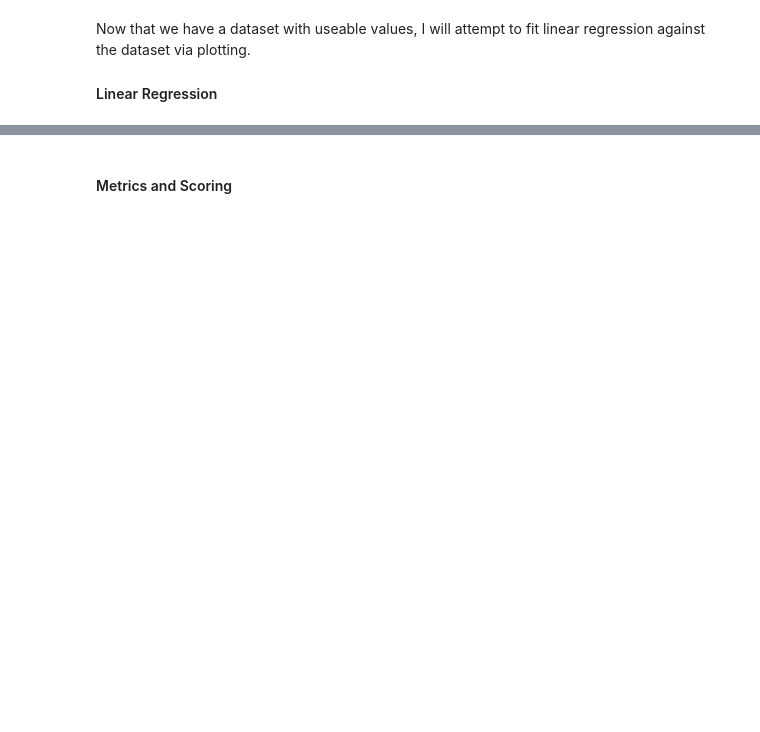
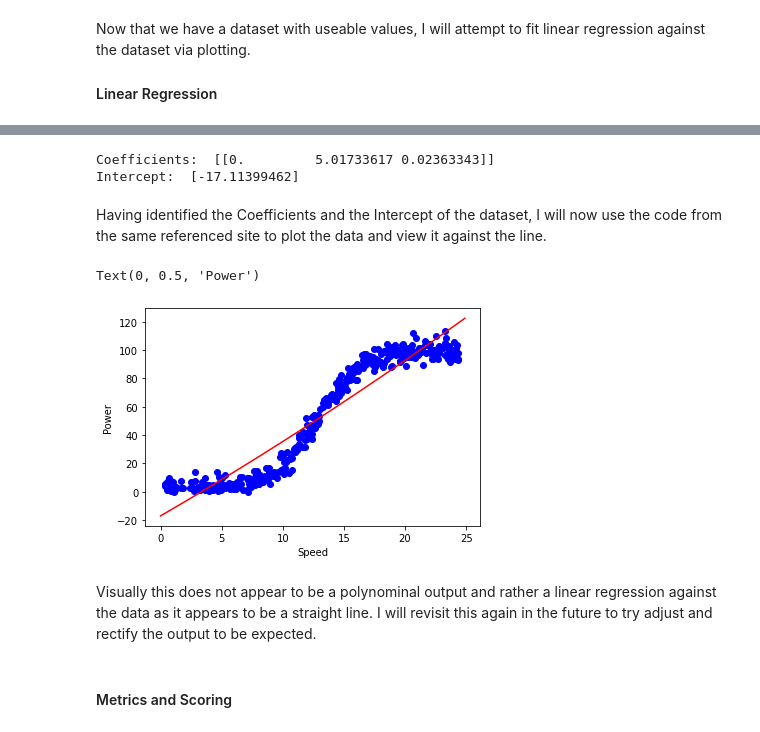
Before and after one commit to vwalsh86/Machine_Learning_Assessment, a Jupyter notebook: Wind Turbine Power.ipynb, the cells around one changed output, grey strips where cells are left out. Drawn from its saved outputs; the diff is of its cells as text; code cells hidden in the pictures; blank space fills up the shorter version.

```diff
--- a/Wind Turbine Power.ipynb
+++ b/Wind Turbine Power.ipynb
@@ -432,0 +464,15 @@ Having plotted the above, I can see that linear regression is not an appropriate
+# %%
+# https://codekarim.com/node/39
+
+# Adapted the code from this link in order to determine Polynominal info for the dataset.
+
+train_x = np.asanyarray(train[['speed']])
+train_y = np.asanyarray(train[['power']])
+
+test_x = np.asanyarray(test[['speed']])
+test_y = np.asanyarray(test[['power']])
+
+
+poly = PolynomialFeatures(degree=2)
+train_x_poly = poly.fit_transform(train_x)
+train_x_poly
@@ -433,3 +487,32 @@ Having plotted the above, I can see that linear regression is not an appropriate
+# %%
+# https://codekarim.com/node/39
+
+
+from sklearn import linear_model
+clf = linear_model.LinearRegression()
+train_y_ = clf.fit(train_x_poly, train_y)
+# The coefficients
+print ('Coefficients: ', clf.coef_)
+print ('Intercept: ',clf.intercept_)
+# %% [output]
+Coefficients:  [[0.         5.01733617 0.02363343]]
+Intercept:  [-17.11399462]
+# %% [markdown]
+Having identified the Coefficients and the Intercept of the dataset, I will now use the code from the same referenced site to plot the data and view it against the line.
+# %%
+# https://codekarim.com/node/39
+
+plt.scatter(train.speed, train.power,  color='blue')
+XX = np.arange(0.0, 25.0, 0.1)
+yy = clf.intercept_[0]+ clf.coef_[0][1]*XX+ clf.coef_[0][2]*np.power(XX, 2)
+plt.plot(XX, yy, '-r' )
+plt.xlabel("Speed")
+plt.ylabel("Power")
+# %% [output]
+Text(0, 0.5, 'Power')
+[figure, added]
+# %% [markdown]
+Visually this does not appear to be a polynominal output and rather a linear regression against the data as it appears to be a straight line. I will revisit this again in the future to try adjust and rectify the output to be expected.
 # %% [markdown]
 #### Metrics and Scoring
 # %%
```
Also changed, not shown: parts of 9 cells of this notebook.
